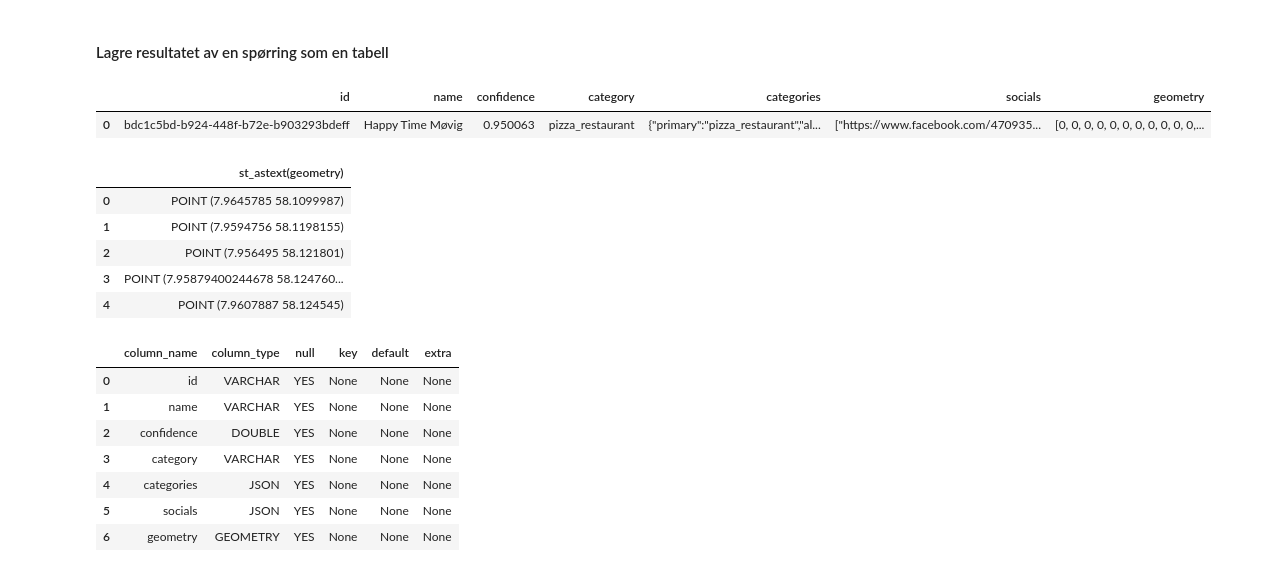
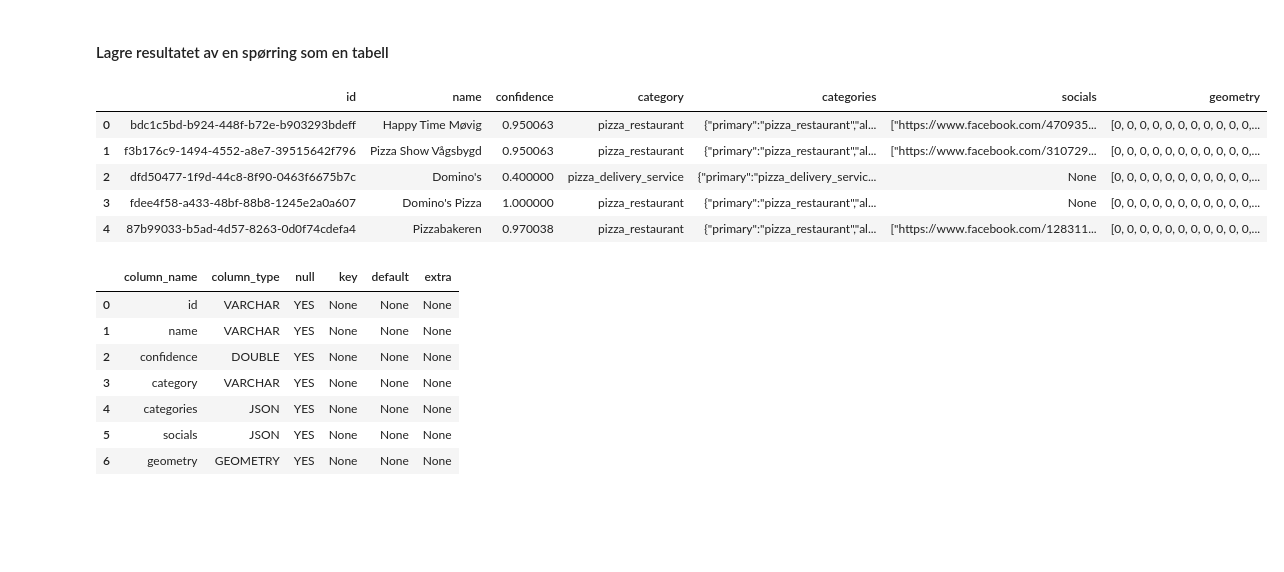
Before and after one commit to kartAI/skygeo, a Jupyter notebook: src/skygeo-workshop/Cumulus_Geographica.ipynb, the cells around one changed output. Drawn from its saved outputs; the diff is of its cells as text; code cells hidden in the pictures; blank space fills up the shorter version.

```diff
--- a/src/skygeo-workshop/Cumulus_Geographica.ipynb
+++ b/src/skygeo-workshop/Cumulus_Geographica.ipynb
@@ -189,25 +202,18 @@ gdf.explore()
 # %%
 
 conn.sql(f"""
 CREATE OR REPLACE TABLE overturemap_results AS
     {query}
 """)
 
-conn.sql("SELECT * FROM overturemap_results").df().head(1)
+conn.sql("SELECT * FROM overturemap_results").df().head(5)
 # %% [output]
 |  | id | name | confidence | category | categories | socials | geometry |
 | 0 | bdc1c5bd-b924-448f-b72e-b903293bdeff | Happy Time Møvig | 0.950063 | pizza_restaurant | {"primary":"pizza_restaurant","al... | ["https://www.facebook.com/470935... | [0, 0, 0, 0, 0, 0, 0, 0, 0, 0, 0,... |
+| 1 | f3b176c9-1494-4552-a8e7-39515642f796 | Pizza Show Vågsbygd | 0.950063 | pizza_restaurant | {"primary":"pizza_restaurant","al... | ["https://www.facebook.com/310729... | [0, 0, 0, 0, 0, 0, 0, 0, 0, 0, 0,... |
+| 2 | dfd50477-1f9d-44c8-8f90-0463f6675b7c | Domino's | 0.400000 | pizza_delivery_service | {"primary":"pizza_delivery_servic... | None | [0, 0, 0, 0, 0, 0, 0, 0, 0, 0, 0,... |
+| 3 | fdee4f58-a433-48bf-88b8-1245e2a0a607 | Domino's Pizza | 1.000000 | pizza_restaurant | {"primary":"pizza_restaurant","al... | None | [0, 0, 0, 0, 0, 0, 0, 0, 0, 0, 0,... |
+| 4 | 87b99033-b5ad-4d57-8263-0d0f74cdefa4 | Pizzabakeren | 0.970038 | pizza_restaurant | {"primary":"pizza_restaurant","al... | ["https://www.facebook.com/128311... | [0, 0, 0, 0, 0, 0, 0, 0, 0, 0, 0,... |
-# %%
-# visualize with lonboard
-query = conn.sql("select st_astext(geometry) from overturemap_results")
-display(query.df().head())
-# %% [output]
-|  | st_astext(geometry) |
-| 0 | POINT (7.9645785 58.1099987) |
-| 1 | POINT (7.9594756 58.1198155) |
-| 2 | POINT (7.956495 58.121801) |
-| 3 | POINT (7.95879400244678 58.124760... |
-| 4 | POINT (7.9607887 58.124545) |
 # %%
 # Verify the geometry column exists and its type
 r = conn.sql("DESCRIBE overturemap_results")
```
Also changed, not shown: parts of 12 cells of this notebook.
